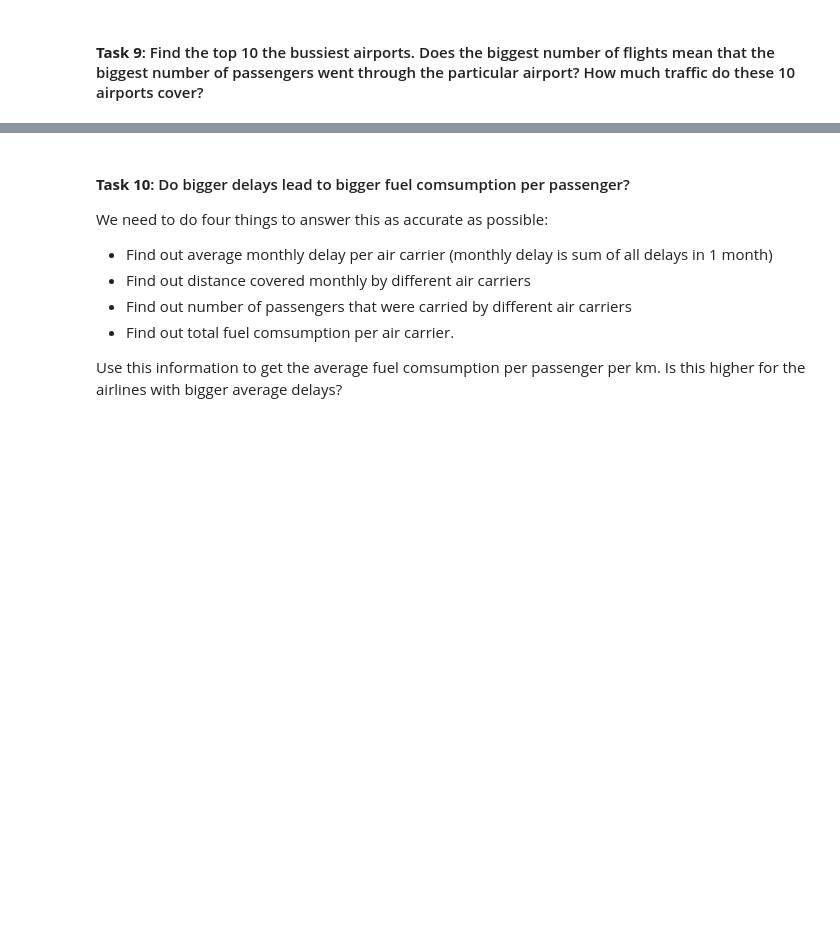
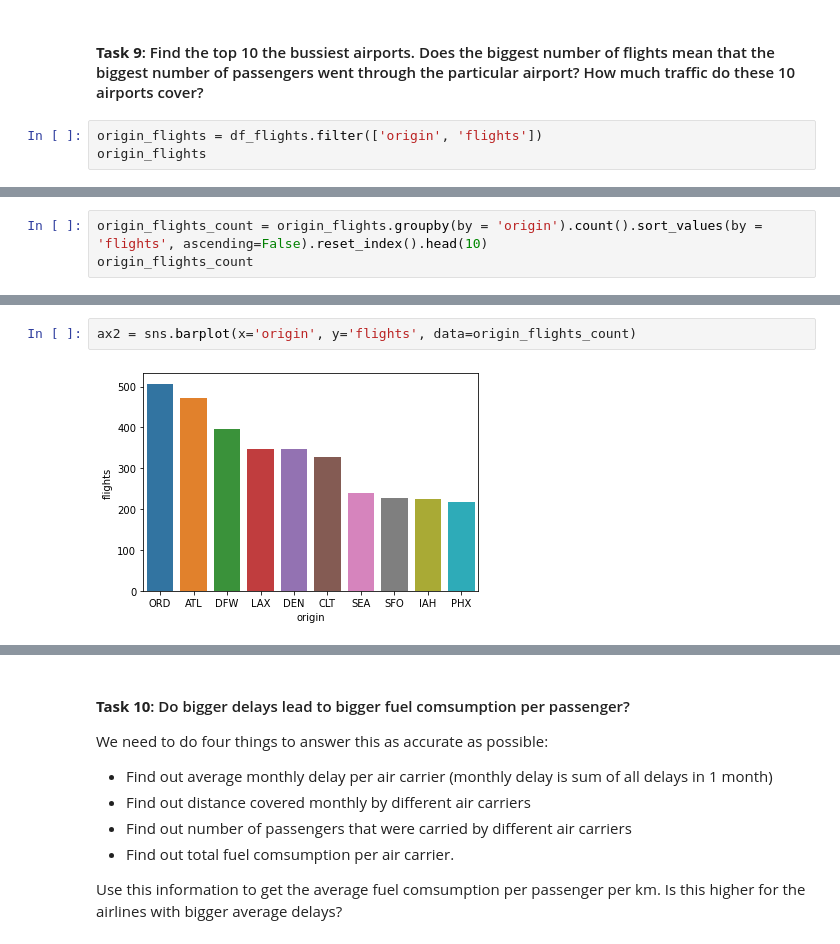
Before and after one commit to anzhgrdva/Predicting_Flight_Delays, a Jupyter notebook: EDA/Tasks 6-10.ipynb, the cells around one changed output, grey strips where cells are left out. Saved outputs shown, nothing was run; the diff lists cells and outputs as text; blank space fills up the shorter version.

```diff
--- a/EDA/Tasks 6-10.ipynb
+++ b/EDA/Tasks 6-10.ipynb
@@ -371,2 +371,5 @@ plt.show()
 # %% [markdown]
 #### **Task 9**: Find the top 10 the bussiest airports. Does the biggest number of flights mean that the biggest number of passengers went through the particular airport? How much traffic do these 10 airports cover?
+# %%
+origin_flights = df_flights.filter(['origin', 'flights'])
+origin_flights
@@ -372,0 +390,3 @@ plt.show()
+# %%
+origin_flights_count = origin_flights.groupby(by = 'origin').count().sort_values(by = 'flights', ascending=False).reset_index().head(10)
+origin_flights_count
@@ -372,0 +405,4 @@ plt.show()
+# %%
+ax2 = sns.barplot(x='origin', y='flights', data=origin_flights_count)
+# %% [output]
+[figure, added]
```
Also changed, not shown: parts of 7 cells of this notebook, 1 other file.
